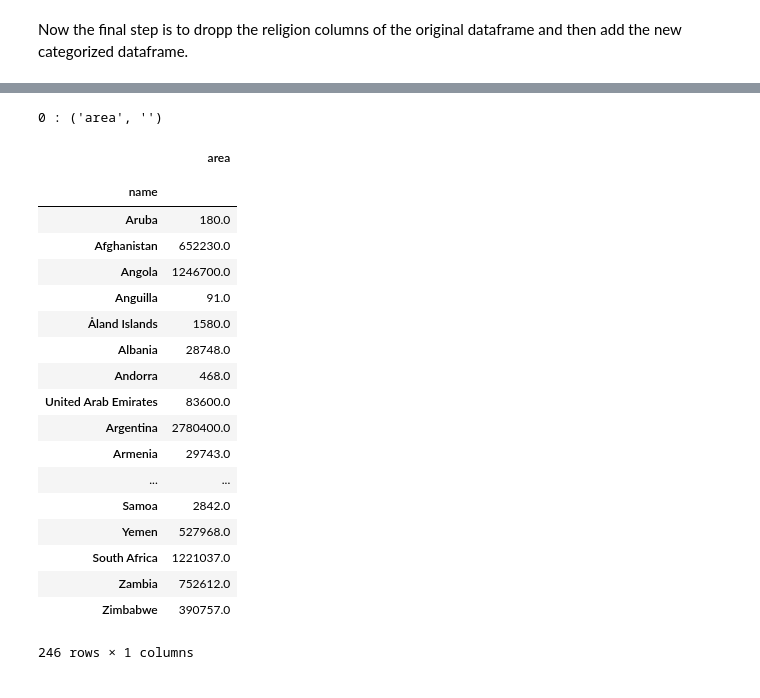
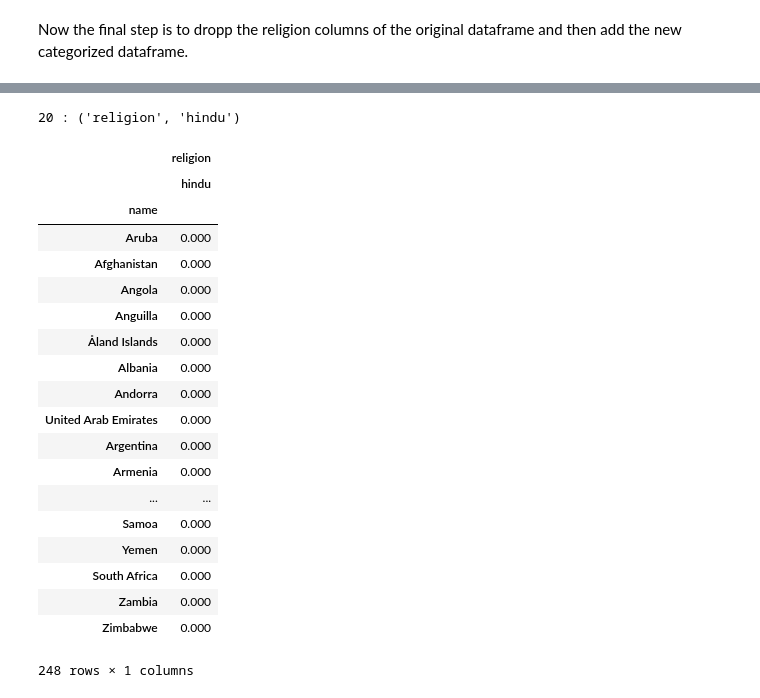
Before and after one commit to LailaHms/ADA2017_Homeworks, a Jupyter notebook: Project/DataEnriching/Data enriching.ipynb, the cells around one changed output, grey strips where cells are left out. Drawn from its saved outputs; the diff is of its cells as text; code cells hidden in the pictures.

```diff
--- a/Project/DataEnriching/Data enriching.ipynb
+++ b/Project/DataEnriching/Data enriching.ipynb
@@ -141,7 +141,11 @@ for region in region_folders:
 
         # Population
         try:
-            population = float(df.loc['Population', 'People and Society']['text'].split(sep=' ')[0].replace(',', ''))
+            if country_file[:2] == 'ce': # particular case of Sri Lanka
+                population = float(df.loc['Population', 'People and Society']['text'].split(sep=' ')[0])*10**6
+                print(population)
+            else:
+                population = float(df.loc['Population', 'People and Society']['text'].split(sep=' ')[0].replace(',', '').replace('.',''))
         except:
             population = np.nan
 
@@ -727,33 +733,33 @@ data = adding_categorized_religions(data)
 data.to_pickle('data.pickle')
 # %%
 cols = []
-number = 0
+number = 20
 
 for i, col in enumerate(data.columns):
     if i == number:
         print(i, ':', col)
     cols.append(col)
 
-data.loc[:, [cols[number]]][data[cols[number]] > 1.]
+data.loc[:, [cols[number]]]
 # %% [output]
-0 : ('area', '')
+20 : ('religion', 'hindu')
-|  | area |
-|  |  |
+|  | religion |
+|  | hindu |
 | name |  |
-| Aruba | 180.0 |
-| Afghanistan | 652230.0 |
-| Angola | 1246700.0 |
-| Anguilla | 91.0 |
-| Åland Islands | 1580.0 |
-| Albania | 28748.0 |
-| Andorra | 468.0 |
-| United Arab Emirates | 83600.0 |
-| Argentina | 2780400.0 |
-| Armenia | 29743.0 |
+| Aruba | 0.000 |
+| Afghanistan | 0.000 |
+| Angola | 0.000 |
+| Anguilla | 0.000 |
+| Åland Islands | 0.000 |
+| Albania | 0.000 |
+| Andorra | 0.000 |
+| United Arab Emirates | 0.000 |
+| Argentina | 0.000 |
+| Armenia | 0.000 |
 | ... | ... |
-| Samoa | 2842.0 |
-| Yemen | 527968.0 |
-| South Africa | 1221037.0 |
-| Zambia | 752612.0 |
-| Zimbabwe | 390757.0 |
+| Samoa | 0.000 |
+| Yemen | 0.000 |
+| South Africa | 0.000 |
+| Zambia | 0.000 |
+| Zimbabwe | 0.000 |
-246 rows × 1 columns
+248 rows × 1 columns
```
Also changed, not shown: parts of 2 cells of this notebook, 2 other files.
